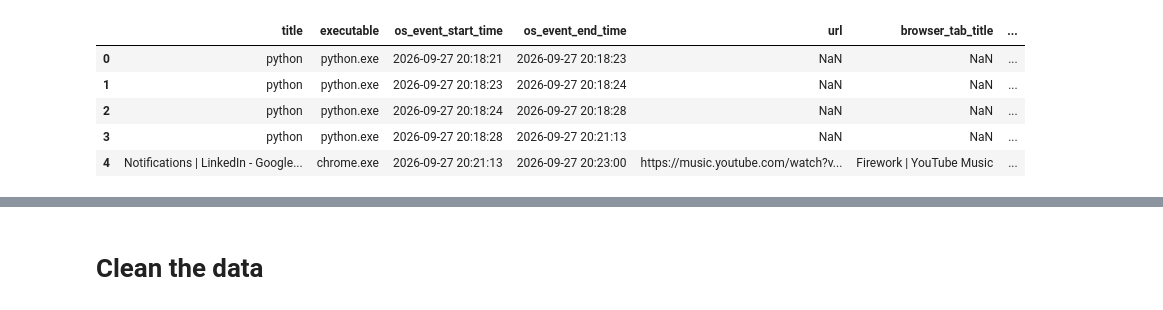
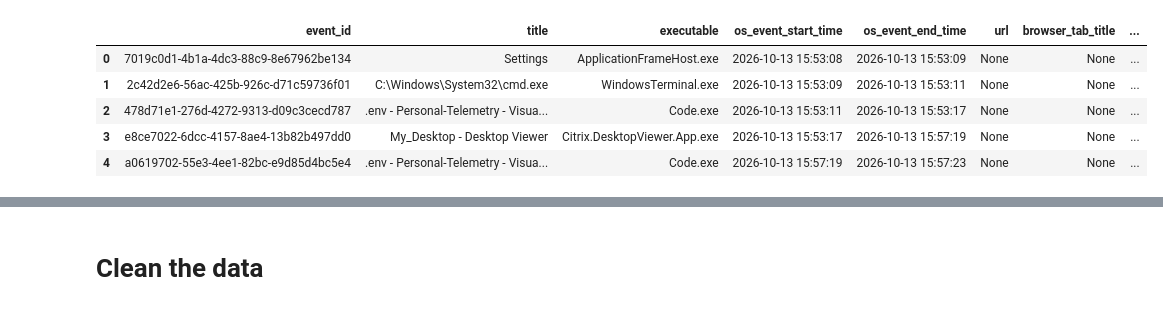
Before and after one commit to Eniark/Personal-Telemetry, a Jupyter notebook: server/event_classifier/backend/classifier_training.ipynb, the cells around one changed output, grey strips where cells are left out. Cells and saved outputs as stored; diff of their text form; code cells hidden in the pictures.

```diff
--- a/server/event_classifier/backend/classifier_training.ipynb
+++ b/server/event_classifier/backend/classifier_training.ipynb
@@ -7,21 +7,24 @@ import numpy as np
 conn = sqlite3.connect("../../db/telemetry.db")
 # %%
 df = pd.read_sql_query(
-    """SELECT os.title, os.executable, os.event_start_time AS os_event_start_time, os.event_end_time AS os_event_end_time,
-            browser.url, browser.title AS browser_tab_title, browser.event_start_time AS browser_event_start_time, browser.event_end_time AS browser_event_end_time FROM os_events
+    """SELECT os.event_id, os.title, os.executable, os.event_start_time AS os_event_start_time, os.event_end_time AS os_event_end_time,
+            browser.url, browser.title AS browser_tab_title, browser.event_start_time AS browser_event_start_time, browser.event_end_time AS browser_event_end_time,
+            os.previous_events
+        FROM os_events
         AS os LEFT JOIN browser_events AS browser
-        ON os.event_id=browser.os_event_id;""",
+        ON os.event_id=browser.os_event_id
+        LIMIT 1000;""",
     conn,
-    parse_dates = ["os_event_start_time", "os_event_end_time", "browser_event_start_time", "browser_event_end_time"]
+    parse_dates = ["os_event_start_time", "os_event_end_time"]
 )
 df.head()
 # %% [output]
-|  | title | executable | os_event_start_time | os_event_end_time | url | browser_tab_title | ... |
-| 0 | python | python.exe | 2026-09-27 20:18:21 | 2026-09-27 20:18:23 | NaN | NaN | ... |
-| 1 | python | python.exe | 2026-09-27 20:18:23 | 2026-09-27 20:18:24 | NaN | NaN | ... |
-| 2 | python | python.exe | 2026-09-27 20:18:24 | 2026-09-27 20:18:28 | NaN | NaN | ... |
-| 3 | python | python.exe | 2026-09-27 20:18:28 | 2026-09-27 20:21:13 | NaN | NaN | ... |
-| 4 | Notifications | LinkedIn - Google... | chrome.exe | 2026-09-27 20:21:13 | 2026-09-27 20:23:00 | https://music.youtube.com/watch?v... | Firework | YouTube Music | ... |
+|  | event_id | title | executable | os_event_start_time | os_event_end_time | url | browser_tab_title | ... |
+| 0 | 7019c0d1-4b1a-4dc3-88c9-8e67962be134 | Settings | ApplicationFrameHost.exe | 2026-10-13 15:53:08 | 2026-10-13 15:53:09 | None | None | ... |
+| 1 | 2c42d2e6-56ac-425b-926c-d71c59736f01 | C:\Windows\System32\cmd.exe | WindowsTerminal.exe | 2026-10-13 15:53:09 | 2026-10-13 15:53:11 | None | None | ... |
+| 2 | 478d71e1-276d-4272-9313-d09c3cecd787 | .env - Personal-Telemetry - Visua... | Code.exe | 2026-10-13 15:53:11 | 2026-10-13 15:53:17 | None | None | ... |
+| 3 | e8ce7022-6dcc-4157-8ae4-13b82b497dd0 | My_Desktop - Desktop Viewer | Citrix.DesktopViewer.App.exe | 2026-10-13 15:53:17 | 2026-10-13 15:57:19 | None | None | ... |
+| 4 | a0619702-55e3-4ee1-82bc-e9d85d4bc5e4 | .env - Personal-Telemetry - Visua... | Code.exe | 2026-10-13 15:57:19 | 2026-10-13 15:57:23 | None | None | ... |
 # %%
 df[df["url"].notna()]
 # %% [output]
```
Also changed, not shown: parts of 16 cells of this notebook.
